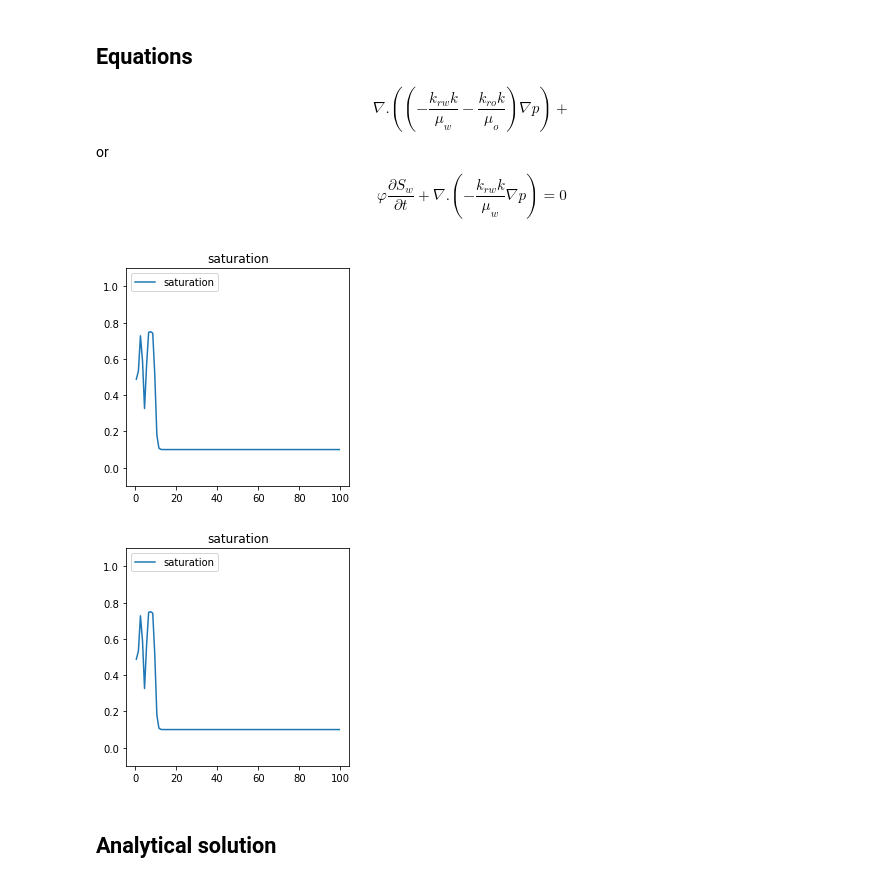
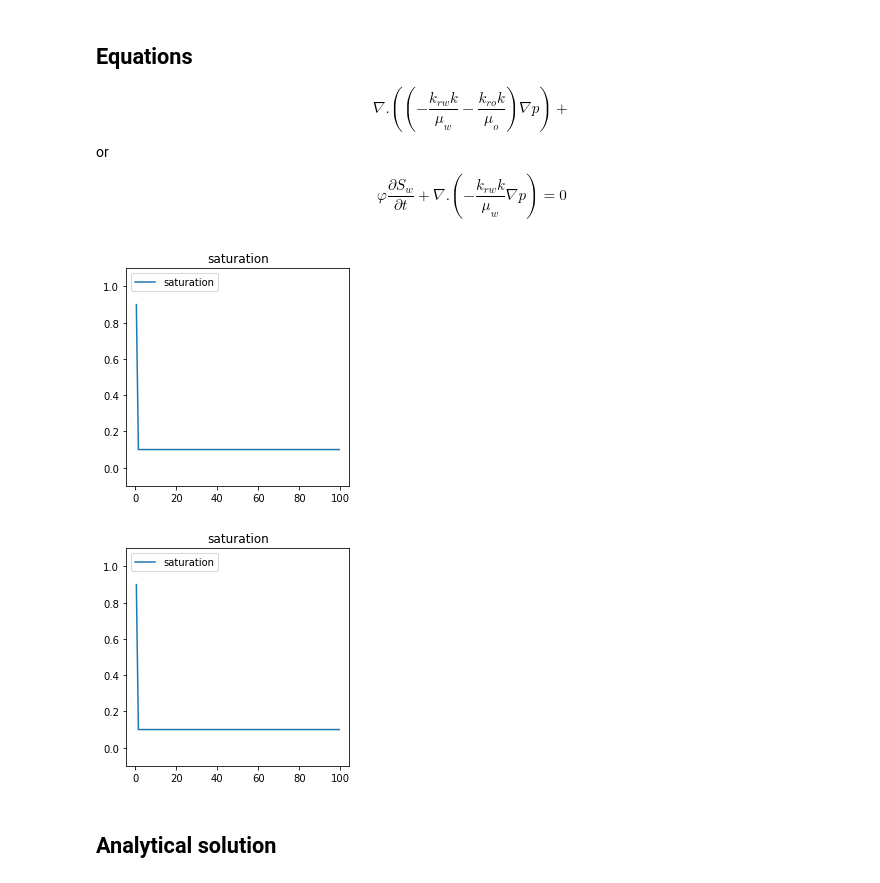
Before and after one commit to simulkade/peteng, a Jupyter notebook: python/two_phase_1D_fipy_seq.ipynb, the cells around one changed output. Saved outputs shown, nothing was run; the diff lists cells and outputs as text; code cells hidden in the pictures.

Commit message:
an upwind averaging thanks to @wd15 but it still does not converge to the right solution

```diff
--- a/python/two_phase_1D_fipy_seq.ipynb
+++ b/python/two_phase_1D_fipy_seq.ipynb
@@ -4,6 +4,40 @@ Different approaches:
   * Coupled
   * Sequential
   * ...
+# %%
+from fipy import Grid2D, CellVariable, FaceVariable
+import numpy as np
+
+
+def upwindValues(mesh, field, velocity):
+    """Calculate the upwind face values for a field variable
+
+    Note that the mesh.faceNormals point from `id1` to `id2` so if velocity is in the same
+    direction as the `faceNormal`s then we take the value from `id1`s and visa-versa.
+
+    Args:
+      mesh: a fipy mesh
+      field: a fipy cell variable or equivalent numpy array
+      velocity: a fipy face variable (rank 1) or equivalent numpy array
+
+    Returns:
+      numpy array shaped as a fipy face variable
+    """
+    # direction is over faces (rank 0)
+    direction = np.sum(np.array(mesh.faceNormals * velocity), axis=0)
+    # id1, id2 are shaped as faces but contains cell index values
+    id1, id2 = mesh._adjacentCellIDs
+    return np.where(direction >= 0, field[id1],  field[id2])
+
+
+# mesh = Grid2D(nx=3, ny=3)
+# print(
+#     upwindValues(
+#         mesh,
+#         np.arange(mesh.numberOfCells),
+#         2 * np.random.random(size=(2, mesh.numberOfFaces)) - 1
+#     )
+# )
 # %%
 from fipy import *
 
@@ -101,39 +135,41 @@ $$\varphi \frac{\partial S_w}{\partial t}+\nabla.\left(-\frac{k_{rw} k}{\mu_w} \
 # UpwindConvectionTerm(var=sw, coeff=-k*(dkrw(sw.faceValue)/muw+dkro(sw.faceValue)/muo)*p.faceGrad)- \
 # (k*(dkrw(sw.faceValue)/muw+dkro(sw.faceValue)/muo)*sw.faceValue*p.faceGrad).divergence == 0
 
 # eq_sw = TransientTerm(coeff=phi, var=sw) + \
 # DiffusionTerm(var=p, coeff=-k*krw(sw.faceValue)/muw)+ \
 # UpwindConvectionTerm(var=sw, coeff=-k*dkrw(sw.faceValue)/muw*p.faceGrad)- \
 # (-k*dkrw(sw.faceValue)/muw*p.faceGrad*sw.faceValue).divergence == 0
 
 eq_p = DiffusionTerm(var=p, coeff=-k*(krw(sw.faceValue)/muw+kro(sw.faceValue)/muo)) == 0
 
 eq_sw = TransientTerm(coeff=phi, var=sw) + \
 (-k*krw(sw.faceValue)/muw*p.faceGrad*sw.faceValue).divergence == 0
 
 # eq = eq_p & eq_sw
-steps = 500
-dt0 = 2000.
+steps = 200
+dt0 = 200000.
 dt = dt0
 t_end = steps*dt0
 t = 0.0
 viewer = Viewer(vars = sw, datamax=1.1, datamin=-0.1)
 while t<t_end:
     eq_p.solve(var=p)
     eq_sw.solve(var=sw, dt=dt0)
     sw.value[sw.value>1-sor]=1-sor
     sw.value[sw.value<swc]=swc
     p.updateOld()
     sw.updateOld()
-    eq_p = DiffusionTerm(var=p, coeff=-k*(krw(sw.faceValue)/muw+kro(sw.faceValue)/muo)) == 0
-    eq_sw = TransientTerm(coeff=phi, var=sw) + (-k*dkrw(sw.faceValue)/muw*p.faceGrad).divergence == 0
+    u_w = -k*krw(sw.faceValue)/muw*p.faceGrad
+    sw_face = FaceVariable(mesh, upwindValues(mesh, sw, u_w))
+    eq_p = DiffusionTerm(var=p, coeff=-k*(krw(sw_face)/muw+kro(sw_face)/muo)) == 0
+    eq_sw = TransientTerm(coeff=phi, var=sw) + (-k*krw(sw_face)/muw*p.faceGrad).divergence == 0
     t=t+dt0
 
 # Note: try to use the Appleyard method; the overflow is a result of wrong rel-perm values
 viewer.plot()
 # %% [output]
-[figure, old version]
+[figure, new version]
-[figure, old version]
+[figure, new version]
 # %% [markdown]
 ## Analytical solution
 # %%
```
Also changed, not shown: parts of 1 cell of this notebook, 1 other file.
